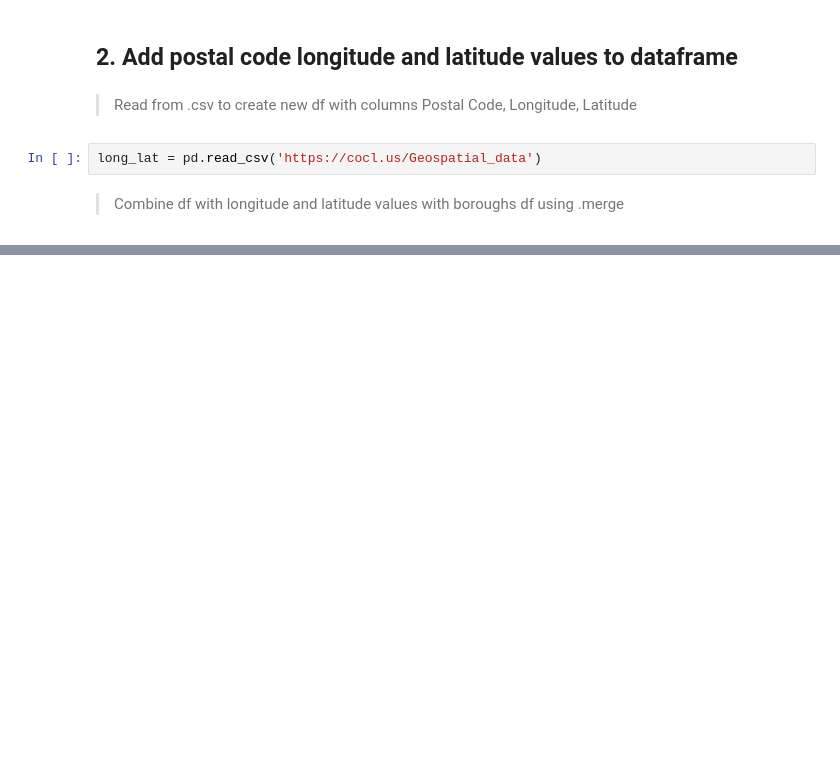
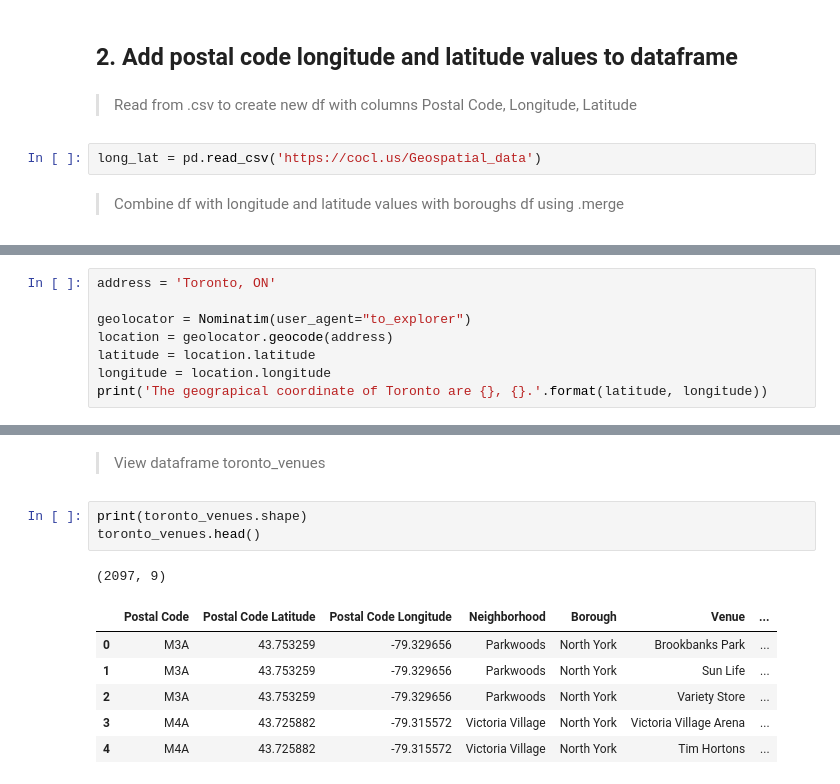
Before and after one commit to bmelhorn/Coursera, a Jupyter notebook: Applied Data Science Capstone Week 3.ipynb, the cells around one changed output, grey strips where cells are left out. Cells and saved outputs as stored; diff of their text form; blank space fills up the shorter version.

```diff
--- a/Applied Data Science Capstone Week 3.ipynb
+++ b/Applied Data Science Capstone Week 3.ipynb
@@ -46,0 +92,8 @@ borough11.head()
+# %%
+address = 'Toronto, ON'
+
+geolocator = Nominatim(user_agent="to_explorer")
+location = geolocator.geocode(address)
+latitude = location.latitude
+longitude = location.longitude
+print('The geograpical coordinate of Toronto are {}, {}.'.format(latitude, longitude))
@@ -46,0 +179,13 @@ borough11.head()
+# %% [markdown]
+> View dataframe toronto_venues
+# %%
+print(toronto_venues.shape)
+toronto_venues.head()
+# %% [output]
+(2097, 9)
+|  | Postal Code | Postal Code Latitude | Postal Code Longitude | Neighborhood | Borough | Venue | ... |
+| 0 | M3A | 43.753259 | -79.329656 | Parkwoods | North York | Brookbanks Park | ... |
+| 1 | M3A | 43.753259 | -79.329656 | Parkwoods | North York | Sun Life | ... |
+| 2 | M3A | 43.753259 | -79.329656 | Parkwoods | North York | Variety Store | ... |
+| 3 | M4A | 43.725882 | -79.315572 | Victoria Village | North York | Victoria Village Arena | ... |
+| 4 | M4A | 43.725882 | -79.315572 | Victoria Village | North York | Tim Hortons | ... |
```
Also changed, not shown: parts of 33 cells of this notebook.
